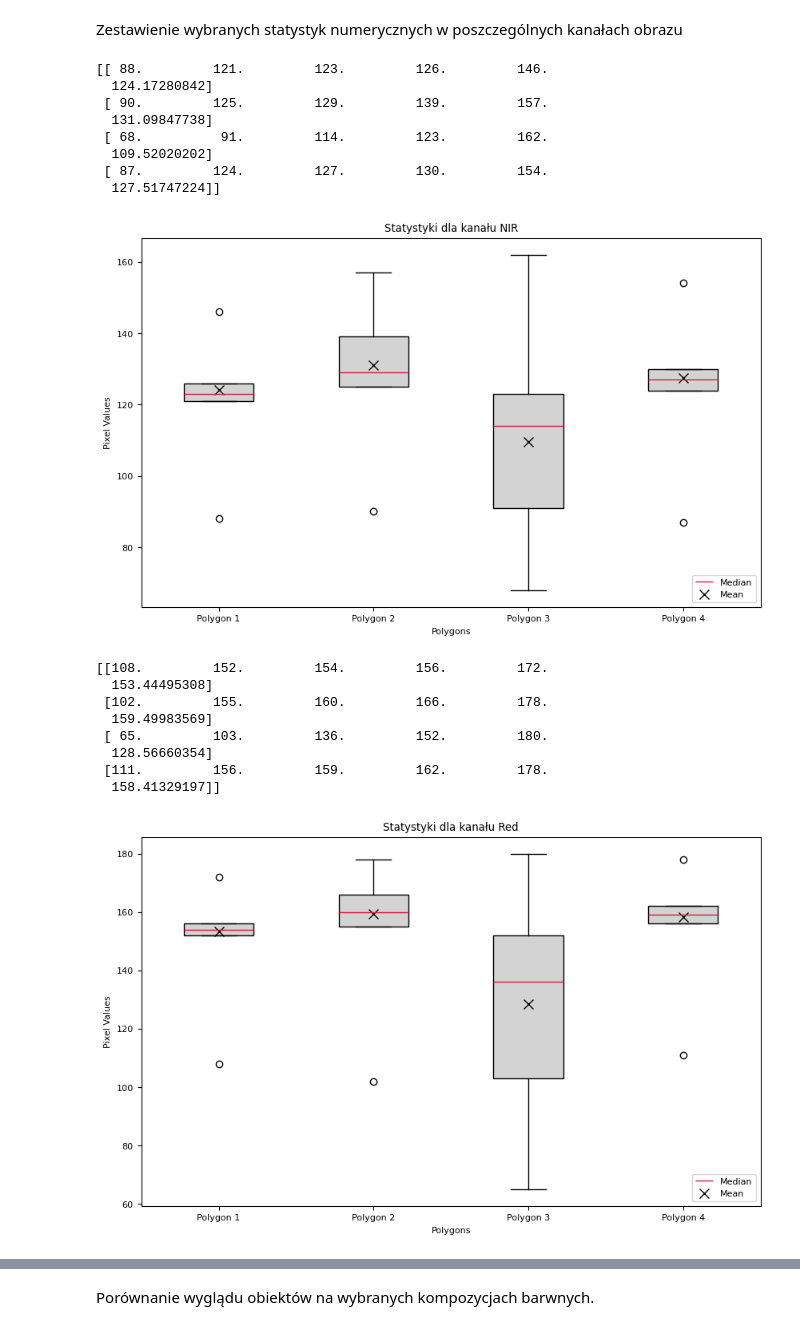
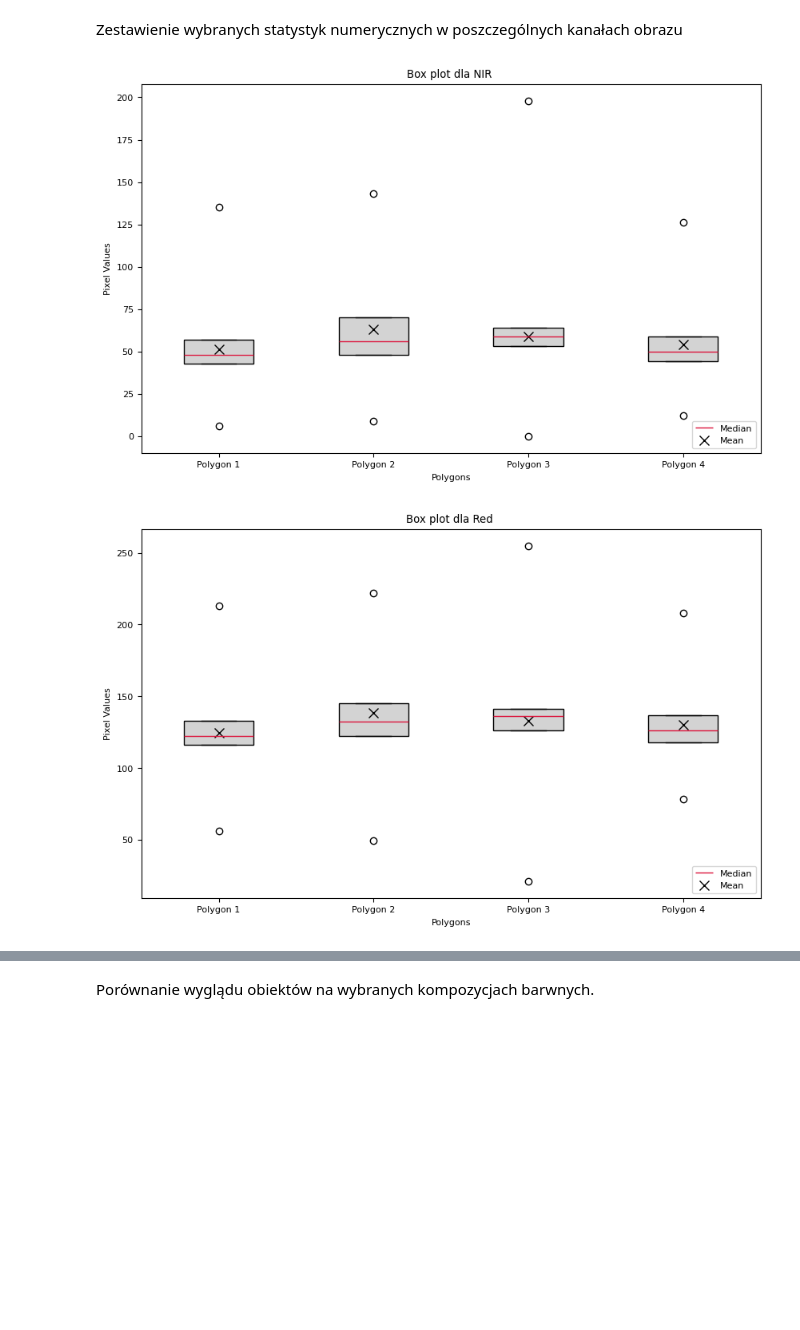
Before and after one commit to mplaciszewska/teledetekcja, a Jupyter notebook: main.ipynb, the cells around one changed output, grey strips where cells are left out. Saved outputs shown, nothing was run; the diff lists cells and outputs as text; code cells hidden in the pictures; blank space fills up the shorter version.

Commit message:
zmiana terminu, poprawiony boxplot i wskazniki

```diff
--- a/main.ipynb
+++ b/main.ipynb
@@ -12,15 +12,15 @@ def read_spatial_raster(path: Union[str, Path]) -> gdal.Dataset:
     assert dataset is not None, "Read spatial raster returned None"
     return dataset
 
-raster_file_CIR = "CIR2015.tif"
-raster_file_RGB = "RGB2015.tif"
-raster_file_CIR_2023 = "CIR2023.tif"
-raster_file_RGB_2023 = "RGB2023.tif"
+raster_file_CIR = "CIR2023.tif"
+raster_file_RGB = "RGB2023.tif"
+raster_file_CIR_2015 = "CIR2015.tif"
+raster_file_RGB_2015 = "RGB2015.tif"
 
 raster_dataset_CIR = read_spatial_raster(raster_file_CIR)
 raster_dataset_RGB = read_spatial_raster(raster_file_RGB)
-raster_dataset_CIR_2023 = read_spatial_raster(raster_file_CIR_2023)
-raster_dataset_RGB_2023 = read_spatial_raster(raster_file_RGB_2023)
+raster_dataset_CIR_2015 = read_spatial_raster(raster_file_CIR_2015)
+raster_dataset_RGB_2015 = read_spatial_raster(raster_file_RGB_2015)
 # %% [markdown]
 Wizualizacja kanałów rastra w matplotlib:
 # %%
@@ -230,71 +219,35 @@ for i in range(len(chosen_polygons)):
     red_statistics.append(calc_statistics(red_masked_list[i][0], red_masked_list[i][1]))
     green_statistics.append(calc_statistics(green_masked_list[i][0], green_masked_list[i][1]))
     blue_statistics.append(calc_statistics(blue_masked_list[i][0], blue_masked_list[i][1]))
 
 nir_statistics = np.array(nir_statistics)
-print(nir_statistics)
 red_statistics = np.array(red_statistics)
-
 green_statistics = np.array(green_statistics)
 blue_statistics = np.array(blue_statistics)
 
-def plot_boxplot(statistics, channel_name):
-    """
-    Plots a boxplot where each box represents the statistics (min, max, mean, std) for a specific polygon.
-
-    Parameters:
-        statistics (ndarray): Array of shape (num_polygons, 4), where each row contains [min, max, mean, std] for a polygon.
-        channel_name (str): Name of the channel (e.g., 'NIR', 'Red', etc.)
-    """
+def plot_boxplot(statistics, channel_name, year=""):
     fig, ax = plt.subplots(figsize=(10, 6))
     statistics_plot = statistics [:, :5]
 
     # transpose the data to group by polygon
     data_by_polygon = statistics_plot.T
     data_by_polygon_mean = statistics.T
 
     # create a boxplot for each polygon's statistics
     boxplot = ax.boxplot(data_by_polygon, tick_labels=[f'Polygon {i+1}' for i in range(statistics_plot.shape[0])], patch_artist=True, boxprops=dict(facecolor='lightgray'), medianprops=dict(color='crimson'))
-    #display mean as a cross:
     for i, mean in enumerate(data_by_polygon_mean[5]):
         ax.plot(i+1, mean, 'x', markersize=8, markeredgewidth=1, color = 'black')
 
     ax.legend([boxplot["medians"][0], ax.plot([], [], 'x', markersize=8, markeredgewidth=1, color='black')[0]], ['Median', 'Mean'], loc='lower right')
-
     ax.set_ylabel('Pixel Values')
     ax.set_xlabel('Polygons')
+    ax.set_title(f"Box plot dla {channel_name} {year}")
+    plt.show()
 
 plot_boxplot(nir_statistics, 'NIR')
-plt.title("Box plot dla kanału NIR")
-plt.show()
-print(red_statistics)
 plot_boxplot(red_statistics, 'Red')
-plt.title("Box plot dla kanału Red")
-plt.show()
-print(green_statistics)
 plot_boxplot(green_statistics, 'Green')
-plt.title("Box plot dla kanału Green")
-plt.show()
-print(blue_statistics)
 plot_boxplot(blue_statistics, 'Blue')
-plt.title("Box plot dla kanału Blue")
-plt.show()
 # %% [output]
-[[ 88.         121.         123.         126.         146.
-  124.17280842]
- [ 90.         125.         129.         139.         157.
-  131.09847738]
- [ 68.          91.         114.         123.         162.
-  109.52020202]
- [ 87.         124.         127.         130.         154.
-  127.51747224]]
-[figure, old version]
+[figure, new version]
-[[108.         152.         154.         156.         172.
-  153.44495308]
- [102.         155.         160.         166.         178.
-  159.49983569]
- [ 65.         103.         136.         152.         180.
-  128.56660354]
- [111.         156.         159.         162.         178.
-  158.41329197]]
-[figure, old version]
+[figure, new version]
```
Also changed, not shown: parts of 9 cells of this notebook.
